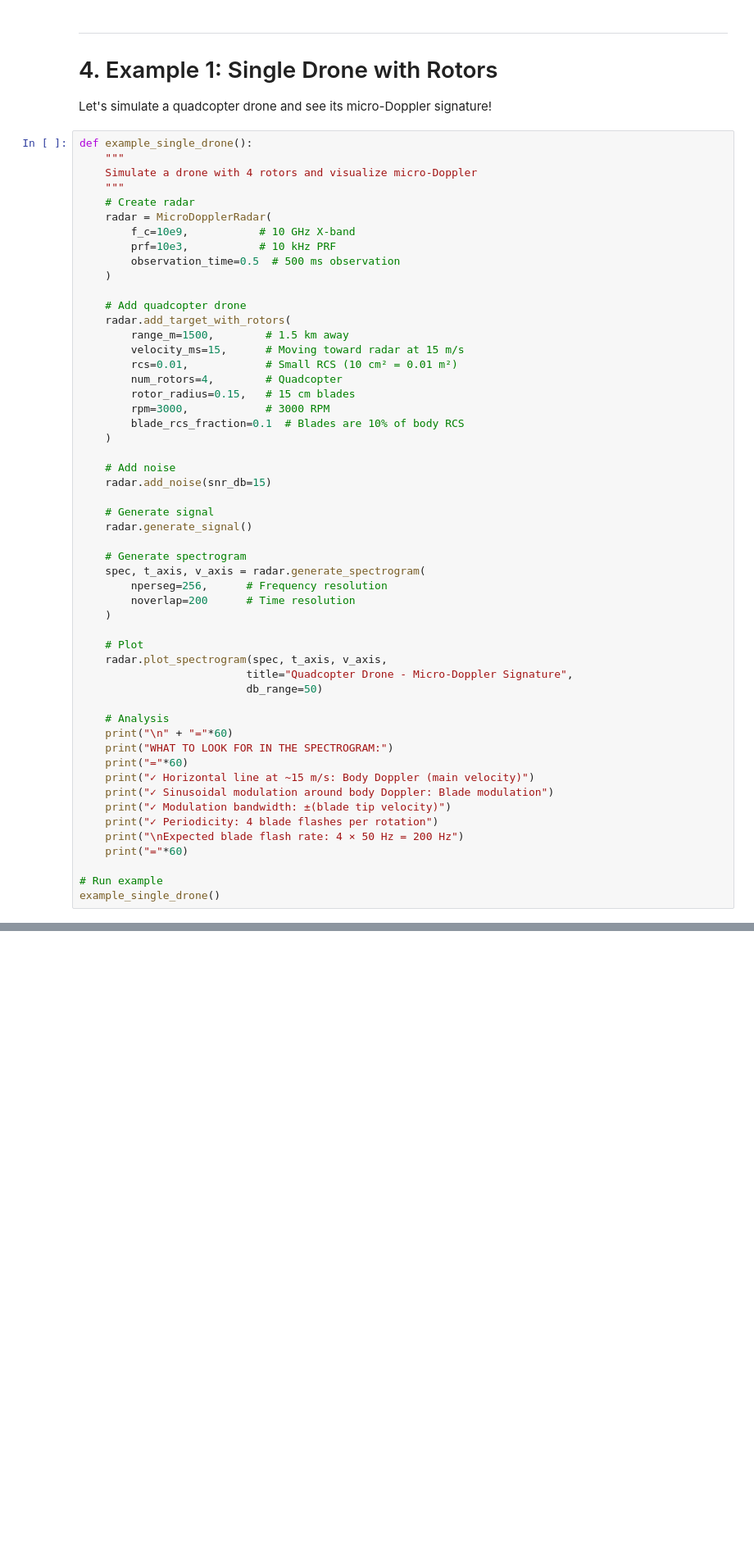
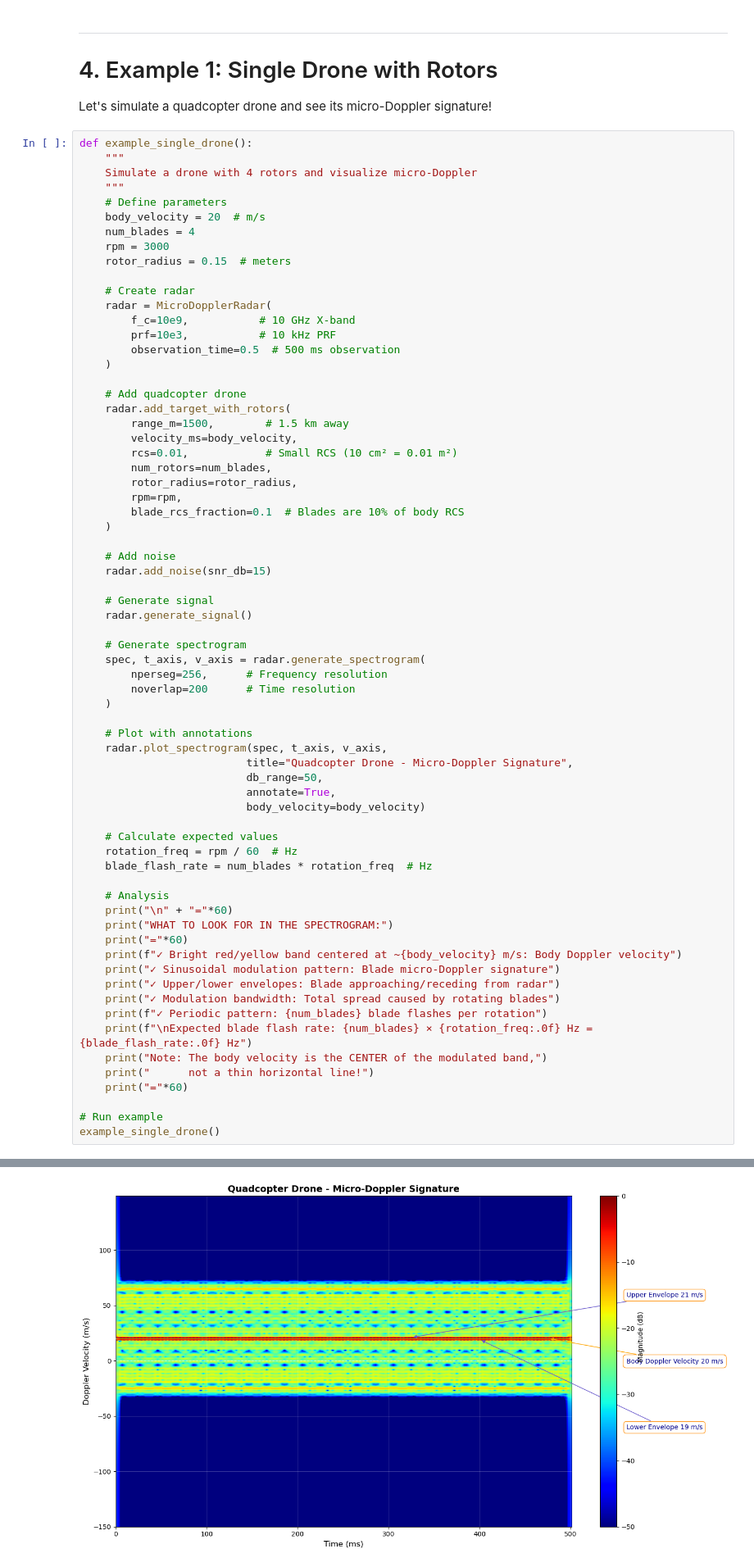
Before and after one commit to amlanc/Radars, a Jupyter notebook: part3_micro_doppler.ipynb, the cells around one changed output, grey strips where cells are left out. Shown at 82% size. Saved outputs shown, nothing was run; the diff lists cells and outputs as text; blank space fills up the shorter version.

```diff
--- a/part3_micro_doppler.ipynb
+++ b/part3_micro_doppler.ipynb
@@ -689,6 +828,12 @@ def example_single_drone():
     """
     Simulate a drone with 4 rotors and visualize micro-Doppler
     """
+    # Define parameters
+    body_velocity = 20  # m/s
+    num_blades = 4
+    rpm = 3000
+    rotor_radius = 0.15  # meters
+
     # Create radar
     radar = MicroDopplerRadar(
         f_c=10e9,           # 10 GHz X-band
@@ -699,11 +844,11 @@ def example_single_drone():
     # Add quadcopter drone
     radar.add_target_with_rotors(
         range_m=1500,        # 1.5 km away
-        velocity_ms=15,      # Moving toward radar at 15 m/s
+        velocity_ms=body_velocity,
         rcs=0.01,            # Small RCS (10 cm² = 0.01 m²)
-        num_rotors=4,        # Quadcopter
-        rotor_radius=0.15,   # 15 cm blades
-        rpm=3000,            # 3000 RPM
+        num_rotors=num_blades,
+        rotor_radius=rotor_radius,
+        rpm=rpm,
         blade_rcs_fraction=0.1  # Blades are 10% of body RCS
     )
 
@@ -719,21 +864,31 @@ def example_single_drone():
         noverlap=200      # Time resolution
     )
 
-    # Plot
+    # Plot with annotations
     radar.plot_spectrogram(spec, t_axis, v_axis,
                           title="Quadcopter Drone - Micro-Doppler Signature",
-                          db_range=50)
+                          db_range=50,
+                          annotate=True,
+                          body_velocity=body_velocity)
+
+    # Calculate expected values
+    rotation_freq = rpm / 60  # Hz
+    blade_flash_rate = num_blades * rotation_freq  # Hz
 
     # Analysis
     print("\n" + "="*60)
     print("WHAT TO LOOK FOR IN THE SPECTROGRAM:")
     print("="*60)
-    print("✓ Horizontal line at ~15 m/s: Body Doppler (main velocity)")
-    print("✓ Sinusoidal modulation around body Doppler: Blade modulation")
-    print("✓ Modulation bandwidth: ±(blade tip velocity)")
-    print("✓ Periodicity: 4 blade flashes per rotation")
-    print("\nExpected blade flash rate: 4 × 50 Hz = 200 Hz")
+    print(f"✓ Bright red/yellow band centered at ~{body_velocity} m/s: Body Doppler velocity")
+    print("✓ Sinusoidal modulation pattern: Blade micro-Doppler signature")
+    print("✓ Upper/lower envelopes: Blade approaching/receding from radar")
+    print("✓ Modulation bandwidth: Total spread caused by rotating blades")
+    print(f"✓ Periodic pattern: {num_blades} blade flashes per rotation")
+    print(f"\nExpected blade flash rate: {num_blades} × {rotation_freq:.0f} Hz = {blade_flash_rate:.0f} Hz")
+    print("Note: The body velocity is the CENTER of the modulated band,")
+    print("      not a thin horizontal line!")
     print("="*60)
 
 # Run example
 example_single_drone()
+# %% [output]
@@ -739,0 +912 @@ example_single_drone()
+[figure, added]
```
Also changed, not shown: parts of 16 cells of this notebook, 2 other files.
